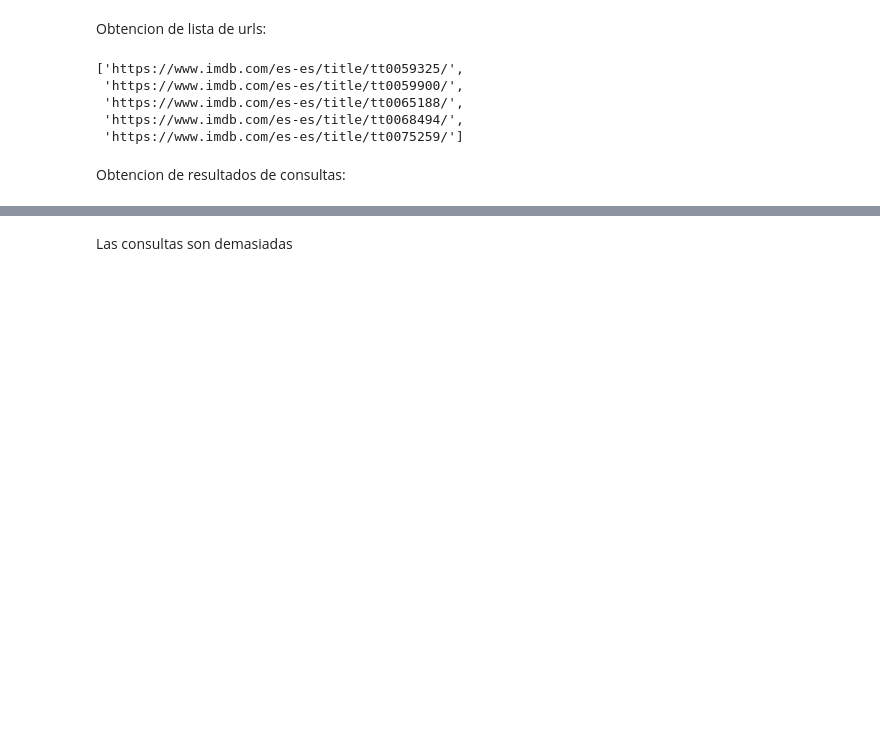
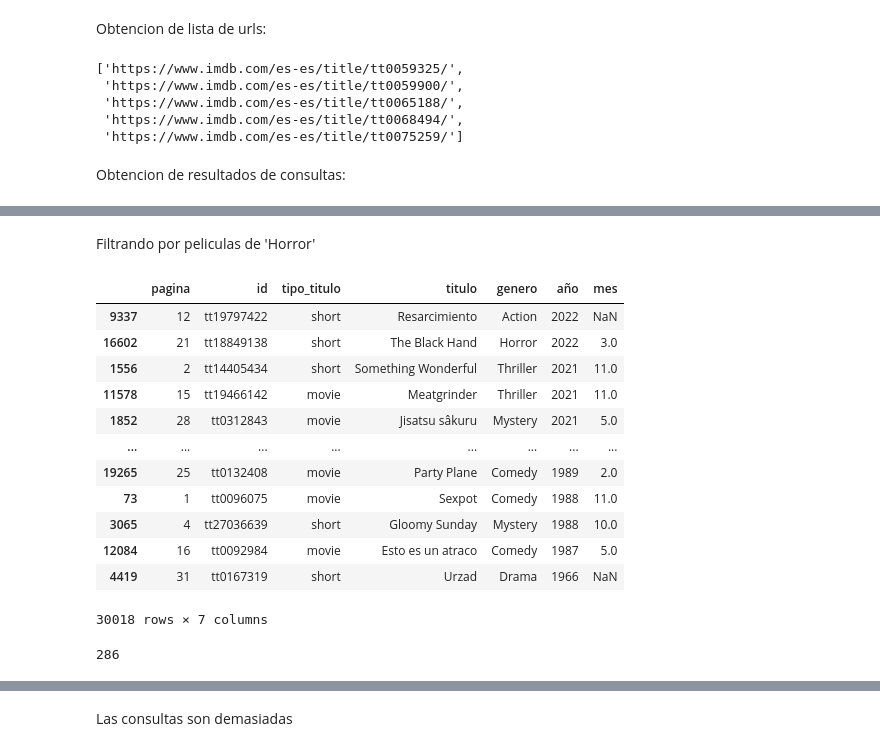
Before and after one commit to MiguelLopezVirues/final_prueba_scrapeo, a Jupyter notebook: notebooks/2_extraction_movies_imdb_scrape.ipynb, the cells around one changed output, grey strips where cells are left out. Saved outputs shown, nothing was run; the diff lists cells and outputs as text; code cells hidden in the pictures; blank space fills up the shorter version.

```diff
--- a/notebooks/2_extraction_movies_imdb_scrape.ipynb
+++ b/notebooks/2_extraction_movies_imdb_scrape.ipynb
@@ -352 +373,31 @@ Obtencion de resultados de consultas:
+# %% [markdown]
+Filtrando por peliculas de 'Horror'
+# %%
+peliculas_df
+# %% [output]
+|  | pagina | id | tipo_titulo | titulo | genero | año | mes |
+| 9337 | 12 | tt19797422 | short | Resarcimiento | Action | 2022 | NaN |
+| 16602 | 21 | tt18849138 | short | The Black Hand | Horror | 2022 | 3.0 |
+| 1556 | 2 | tt14405434 | short | Something Wonderful | Thriller | 2021 | 11.0 |
+| 11578 | 15 | tt19466142 | movie | Meatgrinder | Thriller | 2021 | 11.0 |
+| 1852 | 28 | tt0312843 | movie | Jisatsu sâkuru | Mystery | 2021 | 5.0 |
+| ... | ... | ... | ... | ... | ... | ... | ... |
+| 19265 | 25 | tt0132408 | movie | Party Plane | Comedy | 1989 | 2.0 |
+| 73 | 1 | tt0096075 | movie | Sexpot | Comedy | 1988 | 11.0 |
+| 3065 | 4 | tt27036639 | short | Gloomy Sunday | Mystery | 1988 | 10.0 |
+| 12084 | 16 | tt0092984 | movie | Esto es un atraco | Comedy | 1987 | 5.0 |
+| 4419 | 31 | tt0167319 | short | Urzad | Drama | 1966 | NaN |
+30018 rows × 7 columns
+# %%
+peliculas_df.sort_values(by="año", inplace=True, ascending=False)
+lista_de_ids = peliculas_df.loc[(peliculas_df["genero"]=="Horror") & (peliculas_df["año"] == 2000),"id"].to_list()
+lista_de_urls = []
+
+for id in lista_de_ids:
+    url = f"https://www.imdb.com/es-es/title/{id}/"
+    lista_de_urls.append(url)
+
+len(lista_de_urls)
+# %% [output]
+286
 # %%
```
Also changed, not shown: parts of 3 cells of this notebook.
